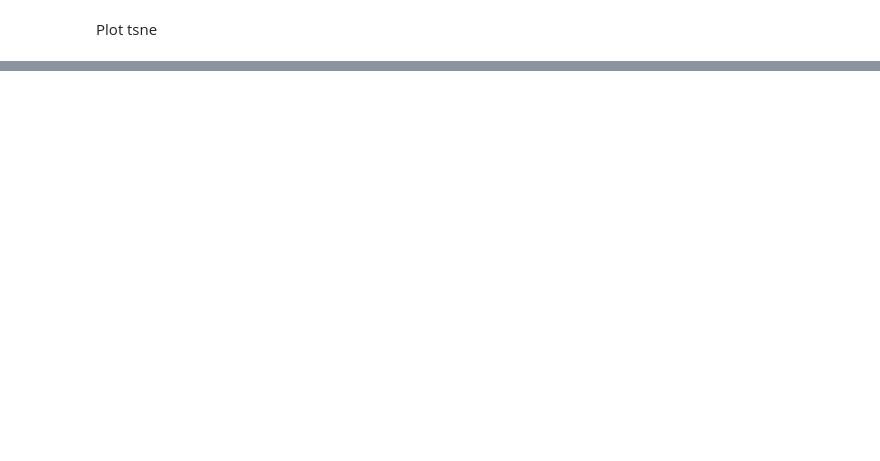
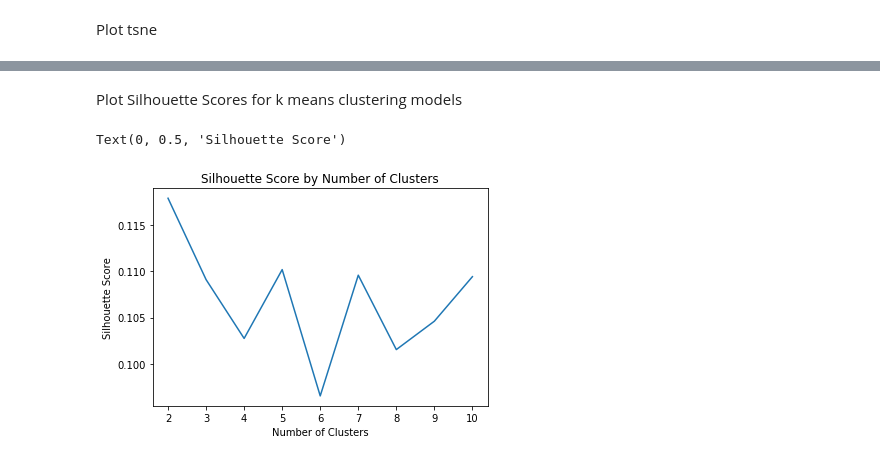
Before and after one commit to blantj/heart_records_clustering, a Jupyter notebook: Modeling.ipynb, the cells around one changed output, grey strips where cells are left out. Drawn from its saved outputs; the diff is of its cells as text; code cells hidden in the pictures; blank space fills up the shorter version.

```diff
--- a/Modeling.ipynb
+++ b/Modeling.ipynb
@@ -160,0 +188,19 @@ Text(0.5, 1.0, 'Heart Data t-sne Plot')
+# %% [markdown]
+Plot Silhouette Scores for k means clustering models
+# %%
+silhouette_scores = []
+for k in range(2,11):
+    kmeans = KMeans(n_clusters = k)
+    kmeans.fit(x)
+    labels = kmeans.labels_
+    sil_score = silhouette_score(x, labels)
+    silhouette_scores.append([k, sil_score])
+sil_df = pd.DataFrame(silhouette_scores, columns = ['K','Silhouette Score'])
+fig, ax = plt.subplots()
+ax.plot(sil_df['K'], sil_df['Silhouette Score'])
+ax.set_title('Silhouette Score by Number of Clusters')
+ax.set_xlabel('Number of Clusters')
+ax.set_ylabel('Silhouette Score')
+# %% [output]
+Text(0, 0.5, 'Silhouette Score')
+[figure, added]
```
Also changed, not shown: parts of 16 cells of this notebook.
